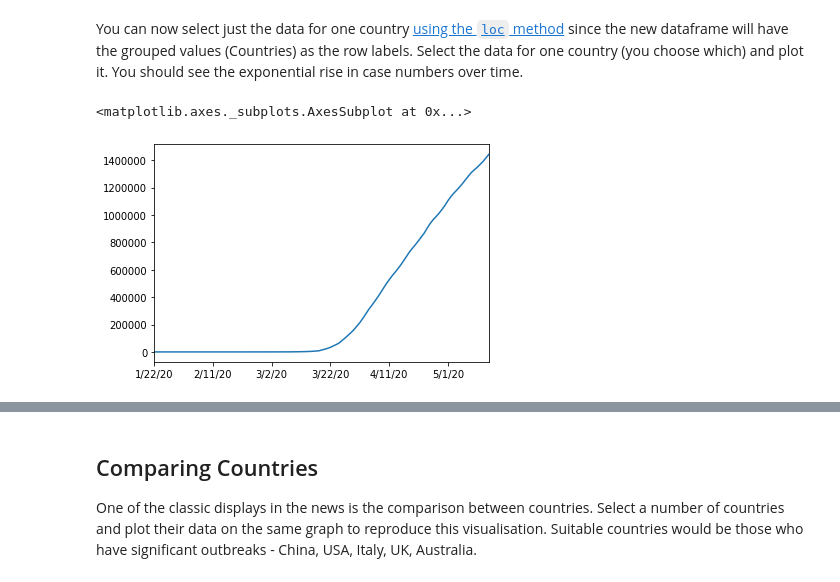
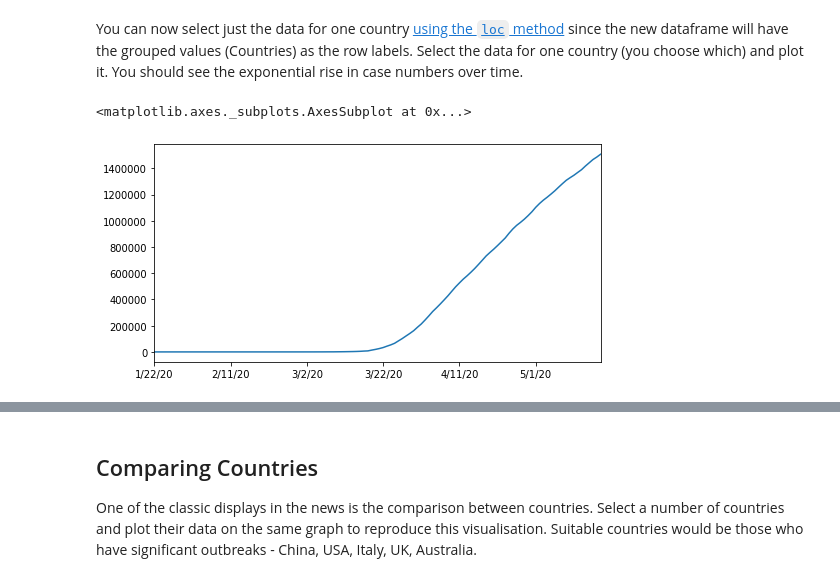
Before and after one commit to bhagyashreedhebe/Portfolios, a Jupyter notebook: Portfolio 2.ipynb, the cells around one changed output, grey strips where cells are left out. Saved outputs shown, nothing was run; the diff lists cells and outputs as text; code cells hidden in the pictures.

```diff
--- a/Portfolio 2.ipynb
+++ b/Portfolio 2.ipynb
@@ -73,8 +76,9 @@ You can now select just the data for one country [using the `loc` method](https:
 # %%
 #loc method is used to filter and select data based on labels
 #Our labels are 'Country/Region' and dates
+plt.figure(figsize=(8,4))
 df =grouped.loc['US']
 df.plot.line()
 # %% [output]
 <matplotlib.axes._subplots.AxesSubplot at 0x...>
-[figure, old version]
+[figure, new version]
```
Also changed, not shown: parts of 31 cells of this notebook.
